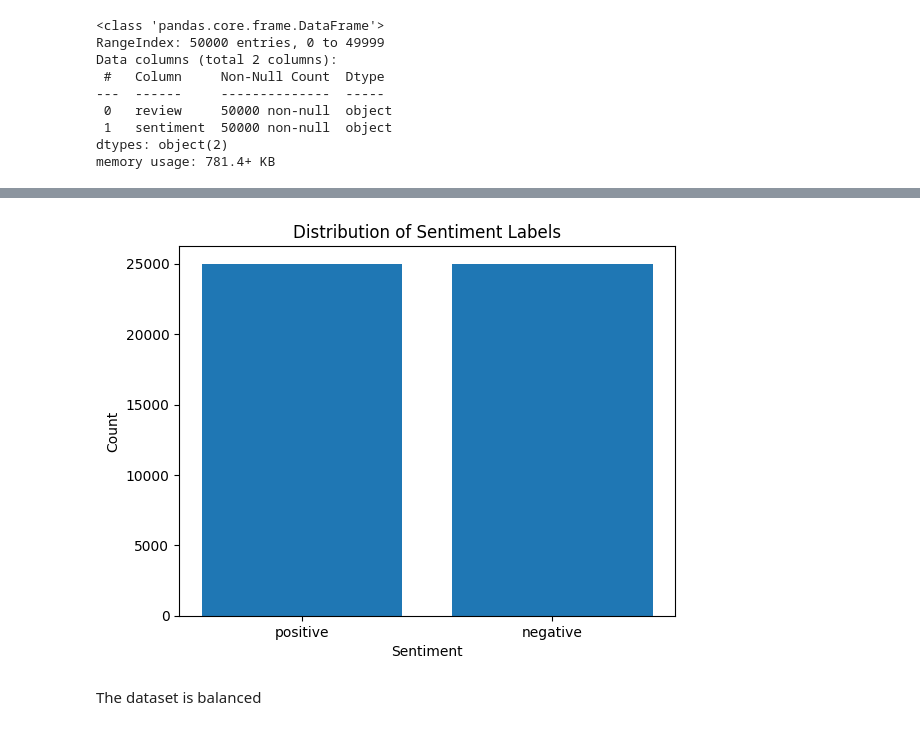
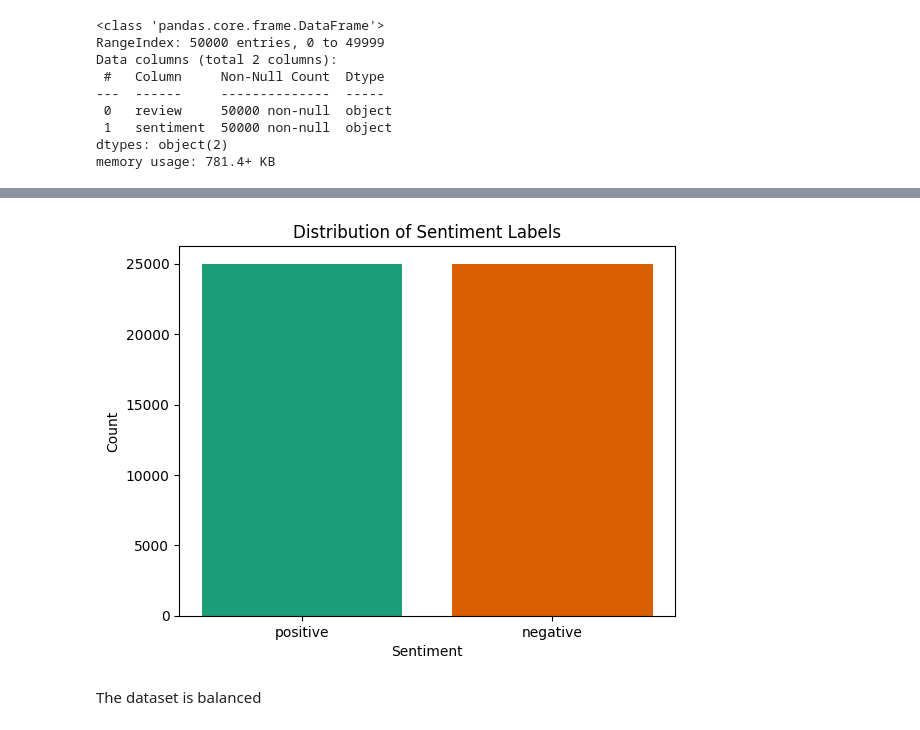
Before and after one commit to abirm74/FellowshipAI_NLPchallenge, a Jupyter notebook: Version2.ipynb, the cells around one changed output, grey strips where cells are left out. Cells and saved outputs as stored; diff of their text form; code cells hidden in the pictures.

```diff
--- a/Version2.ipynb
+++ b/Version2.ipynb
@@ -241,13 +147,13 @@ Name: sentiment, dtype: int64
 # %%
 # Check the distribution of sentiment labels
 sentiment_counts = df['sentiment'].value_counts()
-plt.bar(sentiment_counts.index, sentiment_counts.values)
+plt.bar(sentiment_counts.index, sentiment_counts.values, color=sns.palettes.mpl_palette('Dark2'))
 plt.xlabel('Sentiment')
 plt.ylabel('Count')
 plt.title('Distribution of Sentiment Labels')
 plt.show()
 # %% [output]
-[figure, old version]
+[figure, new version]
 # %% [markdown]
 The dataset is balanced
 # %% [markdown]
```
Also changed, not shown: parts of 64 cells of this notebook.
